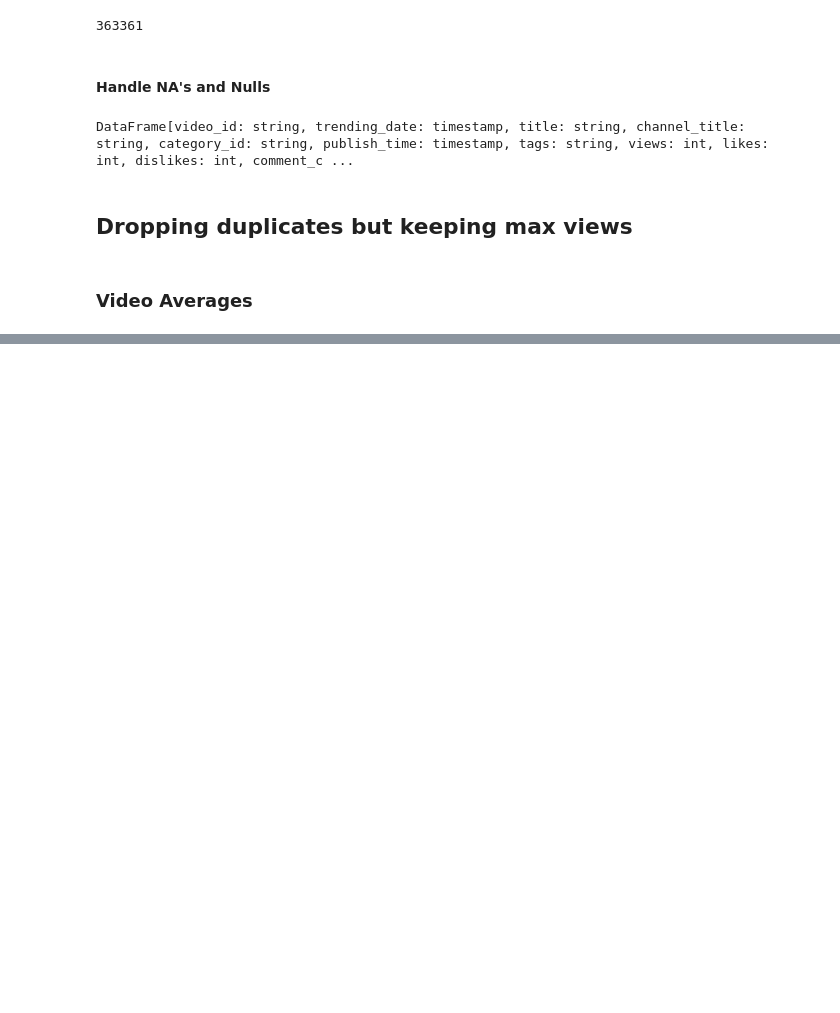
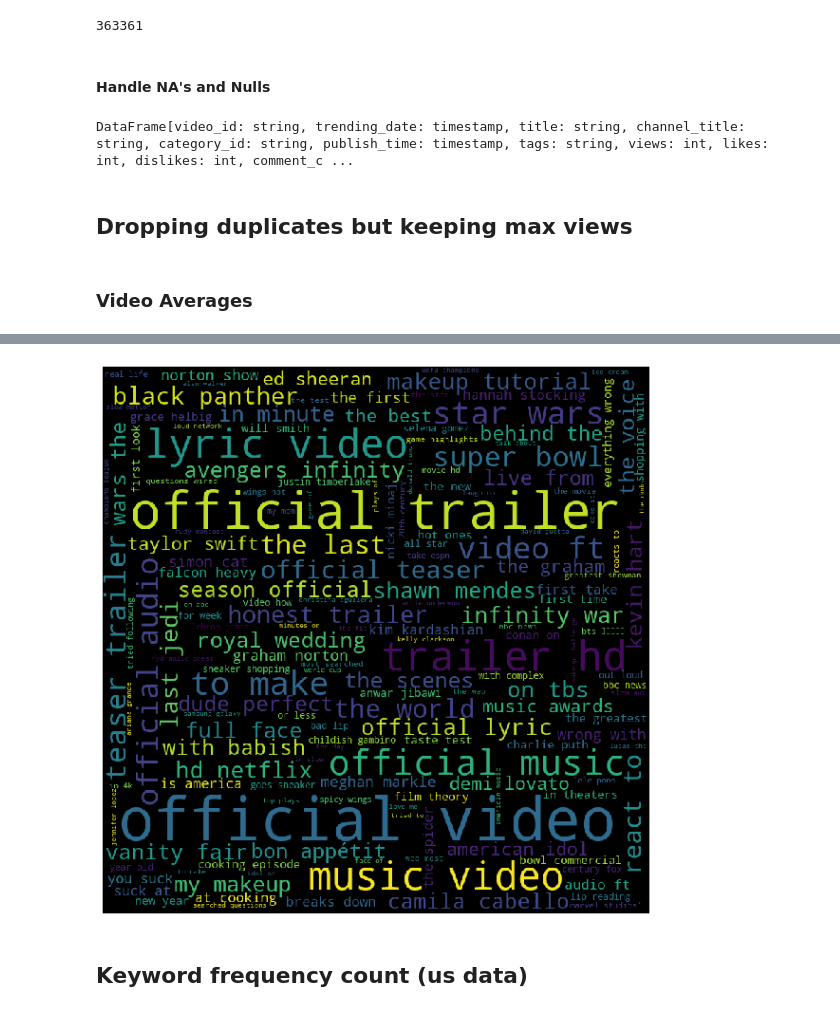
Before and after one commit to KristiWerry/YouTube_Trending_Data_Analysis, a Jupyter notebook: Final Project.ipynb, the cells around one changed output, grey strips where cells are left out. Drawn from its saved outputs; the diff is of its cells as text; code cells hidden in the pictures; blank space fills up the shorter version.

```diff
--- a/Final Project.ipynb
+++ b/Final Project.ipynb
@@ -278,0 +195,39 @@ array([1.        , 0.74570112, 0.43851552, 0.52280981, 0.74570112,
+# %%
+# https://www.geeksforgeeks.org/generating-word-cloud-python/
+##takes a long ass time for descriptions ***********~40 mins*************
+# iterate through the column
+def wordCloud(df, column):
+    comment_words = ''
+    for val in df[column]:
+
+        # typecaste each val to string
+        val = str(val)
+
+        # split the value
+        tokens = val.split()
+
+        # Converts each token into lowercase
+        for i in range(len(tokens)):
+            tokens[i] = tokens[i].lower()
+
+        comment_words += " ".join(tokens)+" "
+
+    wordcloud = WordCloud(width = 800, height = 800,
+                    background_color ='black',
+                    stopwords = stopwords,
+                    min_font_size = 10).generate(comment_words)
+
+    # plot the WordCloud image
+    plt.figure(figsize = (8, 8), facecolor = None)
+    plt.imshow(wordcloud)
+    plt.axis("off")
+    plt.tight_layout(pad = 0)
+
+    plt.show()
+# %%
+test = us_data.toPandas()
+test = test[test['title'].notna()]
+test = test[test['description'].notna()]
+wordCloud(test, 'title')
+# %% [output]
+[figure, added]
@@ -278,0 +237,2 @@ array([1.        , 0.74570112, 0.43851552, 0.52280981, 0.74570112,
+# %% [markdown]
+## Keyword frequency count (us data)
```
Also changed, not shown: parts of 26 cells of this notebook.
